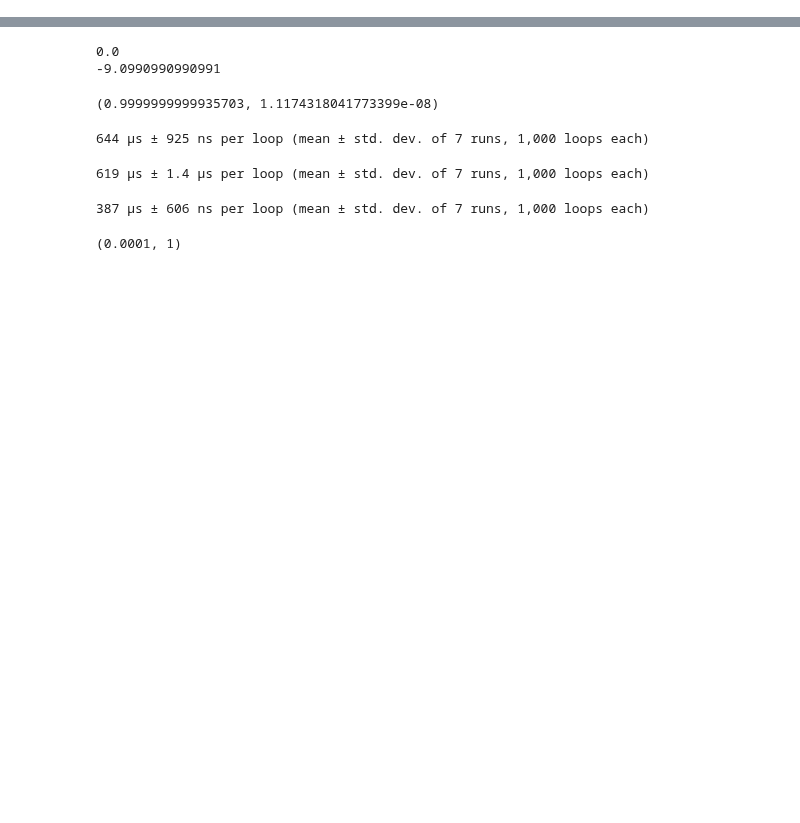
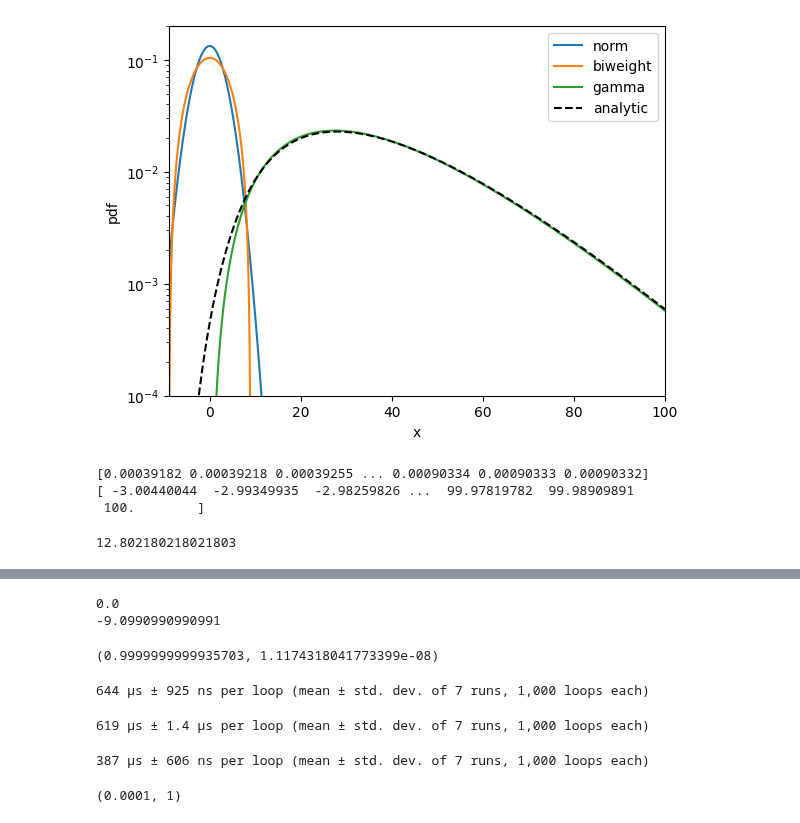
Before and after one commit to rishibbdb/TPN_DeV, a Jupyter notebook: dev/notebooks/test_biweight.ipynb, the cells around one changed output, grey strips where cells are left out. Drawn from its saved outputs; the diff is of its cells as text; code cells hidden in the pictures; blank space fills up the shorter version.

```diff
--- a/dev/notebooks/test_biweight.ipynb
+++ b/dev/notebooks/test_biweight.ipynb
@@ -47,0 +101,29 @@ plt.show()
+# %%
+plt.plot(xvals, yvals_norm, label='norm')
+plt.plot(xvals, yvals_biweight, label='biweight')
+plt.plot(xvals, yvals_gamma, label='gamma')
+
+conv_vals = np.convolve(yvals_gamma, yvals_biweight, 'same')*(xvals[1]-xvals[0])
+conv_vals2 = biweight_gamma(xvals, 3.75, 0.1, sigma)
+#plt.plot(xvals, conv_vals, label='np.convolve')
+plt.plot(xvals, conv_vals2, linestyle='dashed', color='black', label='analytic')
+plt.xlabel('x')
+plt.ylabel('pdf')
+plt.xlim([-9.0, 100.0])
+plt.ylim([1.e-4, 0.2])
+plt.yscale('log')
+plt.legend()
+plt.show()
+# %% [output]
+[figure, added]
+# %%
+print(conv_vals2[550:])
+print(xvals[550:])
+# %% [output]
+[0.00039182 0.00039218 0.00039255 ... 0.00090334 0.00090333 0.00090332]
+[ -3.00440044  -2.99349935  -2.98259826 ...  99.97819782  99.98909891
+ 100.        ]
+# %%
+print(xvals[2000])
+# %% [output]
+12.802180218021803
```
Also changed, not shown: parts of 7 cells of this notebook, 4 other files.
